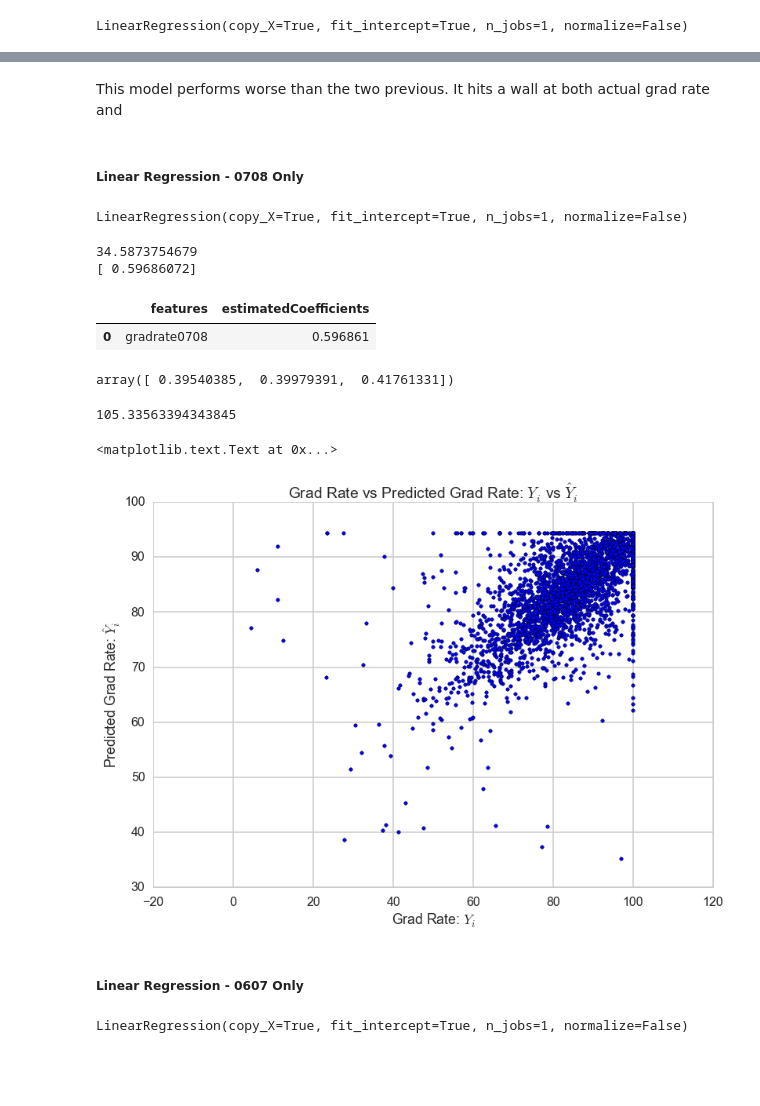
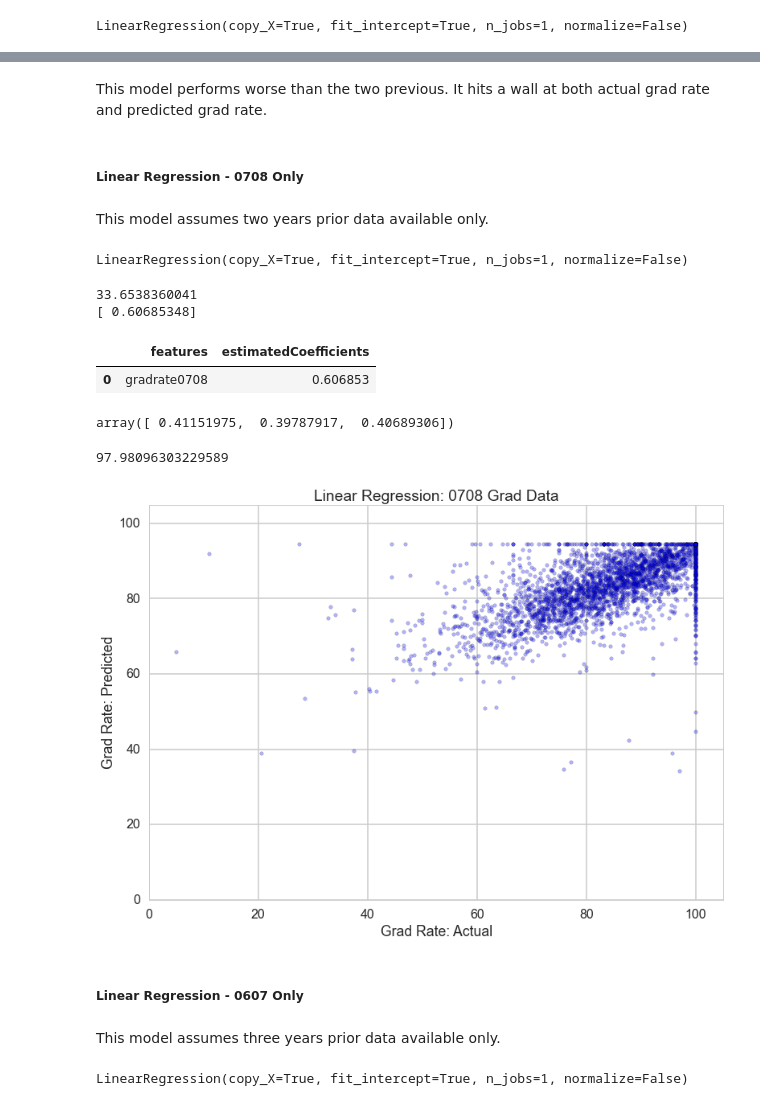
Before and after one commit to ashwindeo/dataschoolers, a Jupyter notebook: numerical.ipynb, the cells around one changed output, grey strips where cells are left out. Cells and saved outputs as stored; diff of their text form; code cells hidden in the pictures; blank space fills up the shorter version.

Commit message:
Cleanup of regression notebook finished.

```diff
--- a/numerical.ipynb
+++ b/numerical.ipynb
@@ -634,7 +634,9 @@ plt.show()
 # %% [markdown]
-This model performs worse than the two previous.  It hits a wall at both actual grad rate and
+This model performs worse than the two previous.  It hits a wall at both actual grad rate and predicted grad rate.
 # %% [markdown]
 ##### Linear Regression - 0708 Only
+# %% [markdown]
+This model assumes two years prior data available only.
 # %%
 Xmatrix=dftouse[['gradrate0708']].values
 Yresp=dftouse['afgr'].values
@@ -644,7 +646,7 @@ Xtest=Xmatrix[~mask]
 ytrain=Yresp[mask]
 ytest=Yresp[~mask]
 # %%
-lm = LinearRegression()
+lm = linear_model.LinearRegression()
 lm.fit(Xtrain, ytrain)
 # %% [output]
 LinearRegression(copy_X=True, fit_intercept=True, n_jobs=1, normalize=False)
@@ -652,32 +654,36 @@ LinearRegression(copy_X=True, fit_intercept=True, n_jobs=1, normalize=False)
 print lm.intercept_
 print lm.coef_
 # %% [output]
-34.5873754679
-[ 0.59686072]
+33.6538360041
+[ 0.60685348]
 # %%
 pd.DataFrame(zip(dftouse[['gradrate0708']].columns, lm.coef_), columns = ['features', 'estimatedCoefficients'])
 # %% [output]
 |  | features | estimatedCoefficients |
-| 0 | gradrate0708 | 0.596861 |
+| 0 | gradrate0708 | 0.606853 |
 # %%
 cross_validation.cross_val_score(lm, Xtrain, ytrain, scoring='r2')
 # %% [output]
-array([ 0.39540385,  0.39979391,  0.41761331])
+array([ 0.41151975,  0.39787917,  0.40689306])
 # %%
 yp = lm.predict(Xtest)
 mean_squared_error(yp, ytest)
 # %% [output]
-105.33563394343845
+97.98096303229589
 # %%
-plt.scatter(ytest, yp)
-plt.xlabel("Grad Rate: $Y_i$")
-plt.ylabel("Predicted Grad Rate: $\hat{Y}_i$")
-plt.title("Grad Rate vs Predicted Grad Rate: $Y_i$ vs $\hat{Y}_i$")
+plt.scatter(ytest, yp, alpha=.3)
+plt.xlabel("Grad Rate: Actual")
+plt.ylabel("Grad Rate: Predicted")
+plt.title("Linear Regression: 0708 Grad Data")
+plt.xlim(0,105)
+plt.ylim(0,105)
+plt.show()
 # %% [output]
-<matplotlib.text.Text at 0x...>
-[figure, old version]
+[figure, new version]
 # %% [markdown]
 ##### Linear Regression - 0607 Only
+# %% [markdown]
+This model assumes three years prior data available only.
 # %%
 Xmatrix=dftouse[['gradrate0607']].values
 Yresp=dftouse['afgr'].values
```
Also changed, not shown: parts of 116 cells of this notebook.
